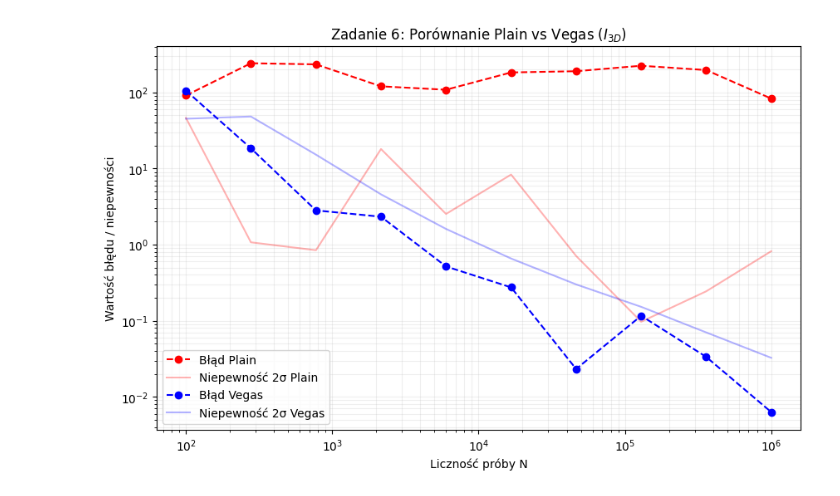
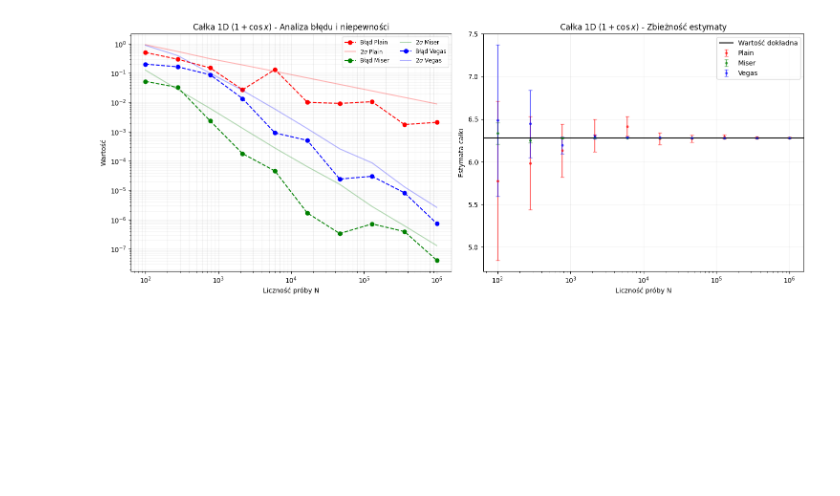
Before and after one commit to cncPomper/MMC, a Jupyter notebook: MMC_lab_4.ipynb, the cells around one changed output. Drawn from its saved outputs; the diff is of its cells as text; code cells hidden in the pictures; blank space fills up the shorter version.

```diff
--- a/MMC_lab_4.ipynb
+++ b/MMC_lab_4.ipynb
@@ -151,65 +116,90 @@ plt.show()
 # %%
-def f3d_vegas(x):
-    # Postać dla biblioteki vegas
-    return (1 + np.cos(x[0])) * (1 + np.cos(x[1])) * (1 + np.cos(x[2]))
-
 # --- 2. Silnik symulacji ---
 def run_comparison(dim=3):
-    N_values = np.logspace(2, 6, 10).astype(int) # Od 100 do 1,000,000
+    # Zakres N zgodnie z potrzebą analizy log-log
     exact = I_3D_exact if dim == 3 else I_1D_exact
     vol = (2 * np.pi)**dim
+    region = [[-np.pi, np.pi]] * dim
 
     results = {
-        'Plain': {'err': [], 'unc': []},
-        'Vegas': {'err': [], 'unc': []}
+        'Plain': {'err': [], 'unc': [], 'mean': []},
+        'Miser': {'err': [], 'unc': [], 'mean': []},
+        'Vegas': {'err': [], 'unc': [], 'mean': []}
     }
 
     for N in N_values:
-        # --- PLAIN MC (Metoda podstawowa) ---
-        # Losowanie punktów z rozkładu jednostronnego [cite: 296, 297]
+        # --- PLAIN MC ---
         samples = np.random.uniform(-np.pi, np.pi, (N, dim))
         if dim == 3:
-            f_vals = f3d(samples)
+            f_vals = (1 + np.cos(samples[:, 0])) * (1 + np.cos(samples[:, 1])) * (1 + np.cos(samples[:, 2]))
         else:
             f_vals = 1 + np.cos(samples[:, 0])
 
-        I_hat_plain = vol * np.mean(f_vals) # Estymator całki [cite: 300]
-        # Niepewność 2*sigma [cite: 134, 344]
+        I_hat_plain = vol * np.mean(f_vals)
         std_plain = vol * np.std(f_vals) / np.sqrt(N)
+        results['Plain']['mean'].append(I_hat_plain)
         results['Plain']['err'].append(abs(I_hat_plain - exact))
         results['Plain']['unc'].append(2 * std_plain)
 
+        # --- MISER (Stratified Sampling) ---
+        # W bibliotece vegas stratified=True emuluje zachowanie Miser
+        integ_m = vegas.Integrator(region)
+        res_m = integ_m(f3d if dim == 3 else f1d, nitn=1, neval=N)
+        results['Miser']['mean'].append(res_m.mean)
+        results['Miser']['err'].append(abs(res_m.mean - exact))
+        results['Miser']['unc'].append(2 * res_m.sdev)
+
         # --- VEGAS (Importance Sampling) ---
-        # Metoda średniej ważonej [cite: 562, 607]
-        region = [[-np.pi, np.pi]] * dim
-        integ = vegas.Integrator(region)
-        # Adaptacja (rozgrzewka) i właściwe całkowanie
-        integ(f3d_vegas if dim == 3 else f1d, nitn=5, neval=N//10)
-        res = integ(f3d_vegas if dim == 3 else f1d, nitn=10, neval=N//10)
-
-        results['Vegas']['err'].append(abs(res.mean - exact))
-        results['Vegas']['unc'].append(2 * res.sdev)
+        integ_v = vegas.Integrator(region)
+        # Trening (nitn=5) i właściwe całkowanie
+        integ_v(f3d if dim == 3 else f1d, nitn=5, neval=N//10)
+        res_v = integ_v(f3d if dim == 3 else f1d, nitn=10, neval=N//10)
+        results['Vegas']['mean'].append(res_v.mean)
+        results['Vegas']['err'].append(abs(res_v.mean - exact))
+        results['Vegas']['unc'].append(2 * res_v.sdev)
 
     return N_values, results
 
-# --- 3. Generowanie wykresów porównawczych ---
-def plot_results(N_values, results, title):
-    plt.figure(figsize=(10, 6))
-    colors = {'Plain': 'red', 'Vegas': 'blue'}
+# --- 3. Generowanie wykresów ---
+def plot_results(N_vals, res, title, exact_val):
+    plt.figure(figsize=(15, 6))
+    colors = {'Plain': 'red', 'Miser': 'green', 'Vegas': 'blue'}
 
-    for method, data in results.items():
-        # Skala log-log zgodnie z instrukcją
-        plt.loglog(N_values, data['err'], 'o--', color=colors[method], label=f'Błąd {method}')
-        plt.loglog(N_values, data['unc'], '-', color=colors[method], alpha=0.3, label=f'Niepewność 2σ {method}')
+    # Wykres lewy: Błąd bezwzględny i Niepewność (LOG-LOG)
+    plt.subplot(1, 2, 1)
+    for method, data in res.items():
+        plt.loglog(N_vals, data['err'], 'o--', color=colors[method], label=f'Błąd {method}')
+        plt.loglog(N_vals, data['unc'], '-', color=colors[method], alpha=0.3, label=r'2$\sigma$ ' + method)
 
-    plt.title(title)
+    plt.title(f'{title} - Analiza błędu i niepewności')
     plt.xlabel('Liczność próby N')
-    plt.ylabel(r'Wartość błędu / niepewności')
+    plt.ylabel('Wartość')
+    plt.legend(fontsize='small', ncol=2)
+    plt.grid(True, which="both", alpha=0.2)
+
+    # Wykres prawy: Estymaty z słupkami niepewności
+    plt.subplot(1, 2, 2)
+    for method, data in res.items():
+        plt.errorbar(N_vals, data['mean'], yerr=data['unc'], fmt='.', color=colors[method],
+                     capsize=3, label=method, alpha=0.6)
+
+    plt.axhline(y=exact_val, color='black', linestyle='-', linewidth=1.5, label='Wartość dokładna')
+    plt.xscale('log')
+    plt.title(f'{title} - Zbieżność estymaty')
+    plt.xlabel('Liczność próby N')
+    plt.ylabel('Estymata całki')
     plt.legend()
-    plt.grid(True, which="both", ls="-", alpha=0.2)
+    plt.grid(True, alpha=0.2)
+
+    plt.tight_layout()
     plt.show()
 
-# Uruchomienie dla obu przypadków
-N_vals, res3d = run_comparison(dim=3)
-plot_results(N_vals, res3d, r'Zadanie 6: Porównanie Plain vs Vegas ($I_{3D}$)')
+# --- 4. Wykonanie obliczeń ---
+print("Obliczanie dla 1D...")
+N_1d, res_1d = run_comparison(dim=1)
+plot_results(N_1d, res_1d, r"Całka 1D ($1 + \cos x$)", I_1D_exact)
+
+print("Obliczanie dla 3D...")
+N_3d, res_3d = run_comparison(dim=3)
+plot_results(N_3d, res_3d, r"Całka 3D ($\prod (1 + \cos x_i)$)", I_3D_exact)
 # %% [output]
@@ -216 +207 @@ plot_results(N_vals, res3d, r'Zadanie 6: Porównanie Plain vs Vegas ($I_{3D}$)')
-[figure, old version]
+[figure, new version]
```
Also changed, not shown: parts of 12 cells of this notebook.
